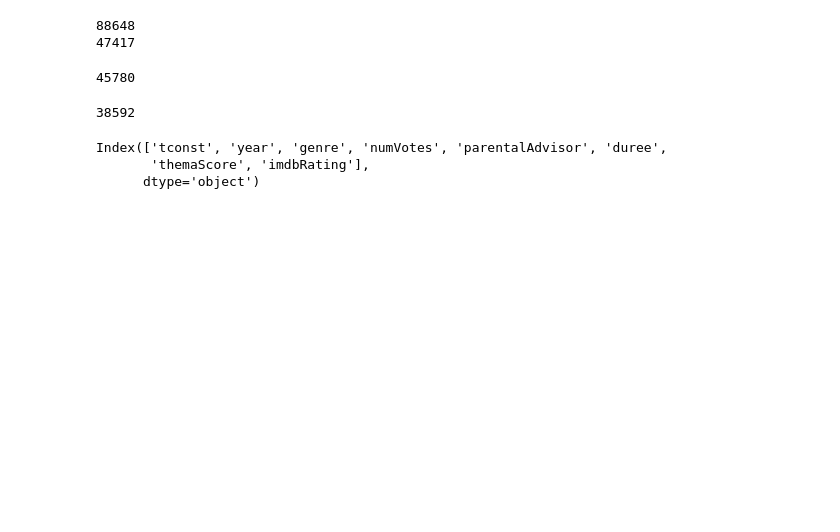
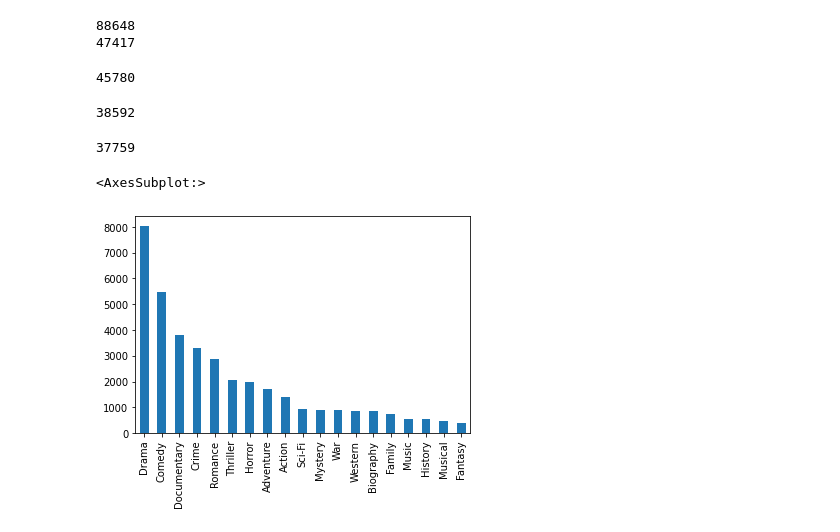
Before and after one commit to g0thier/Projet-Full-Stack, a Jupyter notebook: 05. Imdb Score Model/04. Preparation Datas.ipynb, the cells around one changed output. Saved outputs shown, nothing was run; the diff lists cells and outputs as text; code cells hidden in the pictures; blank space fills up the shorter version.

```diff
--- a/05. Imdb Score Model/04. Preparation Datas.ipynb
+++ b/05. Imdb Score Model/04. Preparation Datas.ipynb
@@ -88,11 +83,18 @@ fig = ff.create_annotated_heatmap(corr_matrix.values,
 
 
 fig.show()
-# %%
-dfyear.columns
-# genre
-# parentalAdvisor
-# %% [output]
-Index(['tconst', 'year', 'genre', 'numVotes', 'parentalAdvisor', 'duree',
-       'themaScore', 'imdbRating'],
-      dtype='object')
+# %%
+dfgenre = dfyear
+countGenre = dfgenre['genre'].value_counts()
+countGenre = countGenre[countGenre[:] > 400 ] # Drop Less than 5% of biggest genre.
+listGenre = countGenre.keys().tolist()
+
+dfgenre = dfgenre[dfgenre['genre'].isin(listGenre)]
+
+print(len(dfgenre))
+
+countGenre.plot(kind='bar')
+# %% [output]
+37759
+<AxesSubplot:>
+[figure, added]
```
Also changed, not shown: parts of 9 cells of this notebook, 6 other files.
